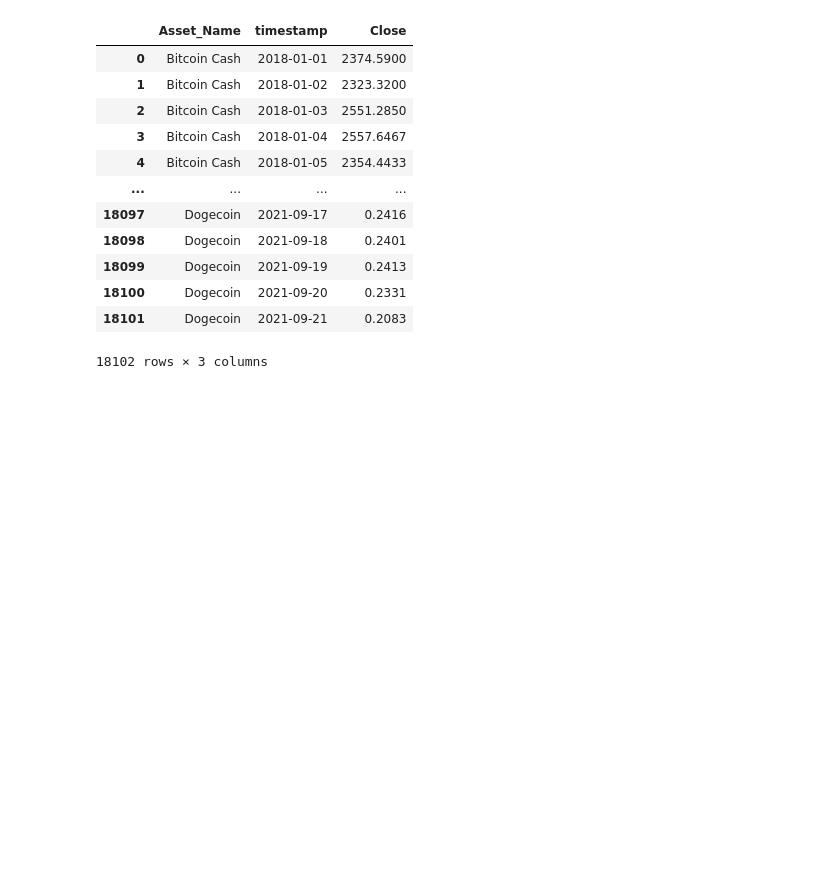
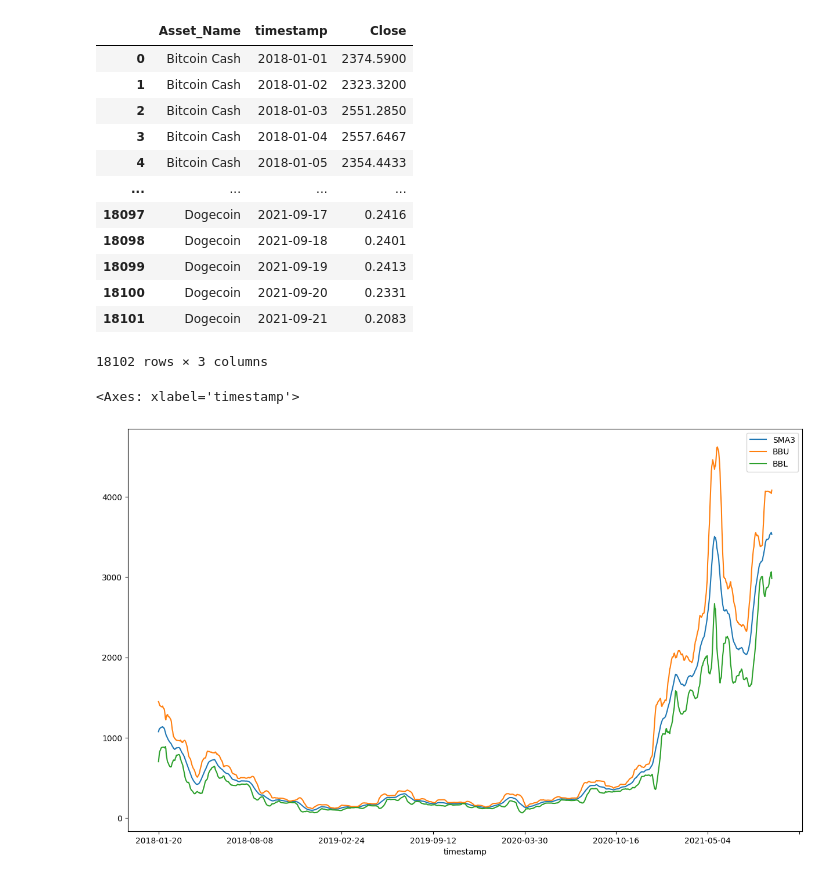
Before and after one commit to IshanS24/gr-dataeng-data-challenge, a Jupyter notebook: part4.ipynb, the cells around one changed output. Saved outputs shown, nothing was run; the diff lists cells and outputs as text; code cells hidden in the pictures; blank space fills up the shorter version.

```diff
--- a/part4.ipynb
+++ b/part4.ipynb
@@ -21,3 +21,18 @@ df
 | 18100 | Dogecoin | 2021-09-20 | 0.2331 |
 | 18101 | Dogecoin | 2021-09-21 | 0.2083 |
 18102 rows × 3 columns
+# %%
+eth = df[df['Asset_Name'] == 'Ethereum']
+
+eth = eth[['Close','timestamp']].copy()
+eth['SMA3'] = eth['Close'].rolling(20).mean()
+eth['BBU'] = eth['Close'].rolling(20).std() + eth['Close'].rolling(20).std() + eth['SMA3']
+eth['BBL'] = eth['SMA3'] - eth['Close'].rolling(20).std() - eth['Close'].rolling(20).std()
+
+eth.dropna(inplace=True)
+eth.head()
+
+eth.set_index('timestamp')[['SMA3', 'BBU', 'BBL']].plot(label='Ethereum',figsize=(15,9))
+# %% [output]
+<Axes: xlabel='timestamp'>
+[figure, added]
```
Also changed, not shown: 2 other files.
